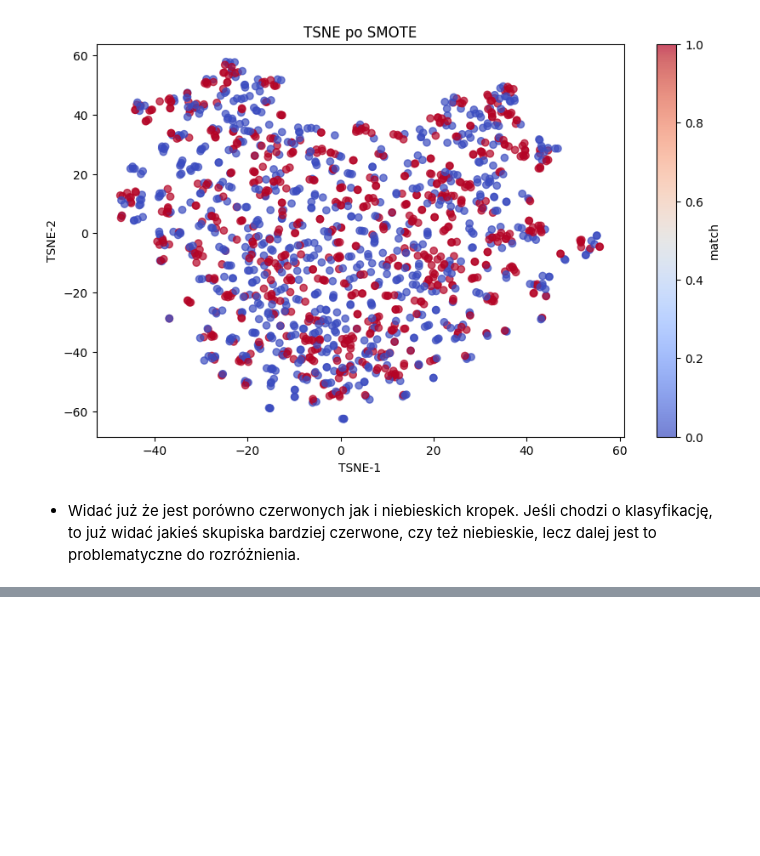
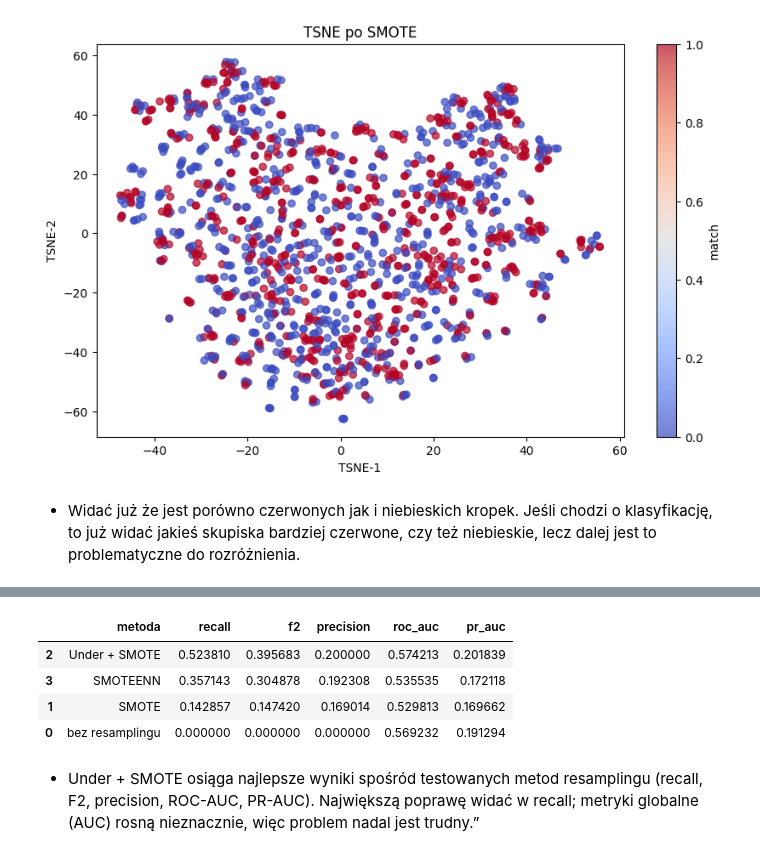
Before and after one commit to Zajecia-na-PWr-LR/lista6-dawidmuszynski1, a Jupyter notebook: SpeedDating.ipynb, the cells around one changed output, grey strips where cells are left out. Drawn from its saved outputs; the diff is of its cells as text; code cells hidden in the pictures; blank space fills up the shorter version.

```diff
--- a/SpeedDating.ipynb
+++ b/SpeedDating.ipynb
@@ -524,0 +634,36 @@ generate_tsne_scatter(X_embedded_smote, y_sampled_smote, "TSNE po SMOTE")
+# %%
+logreg = LogisticRegression(max_iter=5000, random_state=67)
+resampling_pipelines = {
+      "bez resamplingu": logreg,
+      "SMOTE": Pipeline([
+          ("resample", SMOTE(random_state=67)),
+          ("clf", LogisticRegression(max_iter=5000, random_state=67)),
+      ]),
+      "Under + SMOTE": Pipeline([
+          ("under", RandomUnderSampler(random_state=67)),
+          ("over", SMOTE(random_state=67)),
+          ("clf", LogisticRegression(max_iter=5000, random_state=67)),
+      ]),
+      "SMOTEENN": Pipeline([
+          ("resample", SMOTEENN(random_state=67)),
+          ("clf", LogisticRegression(max_iter=5000, random_state=67)),
+      ]),
+  }
+rows = []
+for name, model in resampling_pipelines.items():
+      metrics = evaluate_model(model, X_train, y_train, X_test, y_test)
+      metrics["metoda"] = name
+      rows.append(metrics)
+resampling_results = pd.DataFrame(rows)[
+      ["metoda", "recall", "f2", "precision", "roc_auc", "pr_auc"]].sort_values("f2", ascending=False)
+resampling_results
+# %% [output]
+|  | metoda | recall | f2 | precision | roc_auc | pr_auc |
+| 2 | Under + SMOTE | 0.523810 | 0.395683 | 0.200000 | 0.574213 | 0.201839 |
+| 3 | SMOTEENN | 0.357143 | 0.304878 | 0.192308 | 0.535535 | 0.172118 |
+| 1 | SMOTE | 0.142857 | 0.147420 | 0.169014 | 0.529813 | 0.169662 |
+| 0 | bez resamplingu | 0.000000 | 0.000000 | 0.000000 | 0.569232 | 0.191294 |
+# %% [markdown]
+- Under + SMOTE osiąga najlepsze wyniki spośród testowanych metod resamplingu (recall, F2,
+    precision, ROC-AUC, PR-AUC). Największą poprawę widać w recall; metryki globalne (AUC)
+    rosną nieznacznie, więc problem nadal jest trudny.”
```
Also changed, not shown: parts of 11 cells of this notebook.
